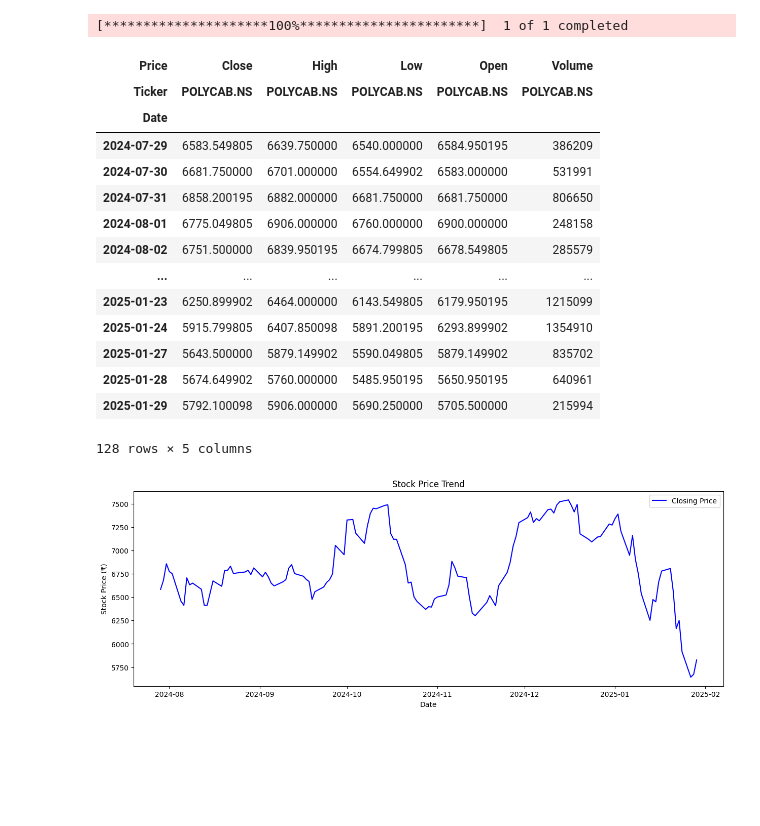
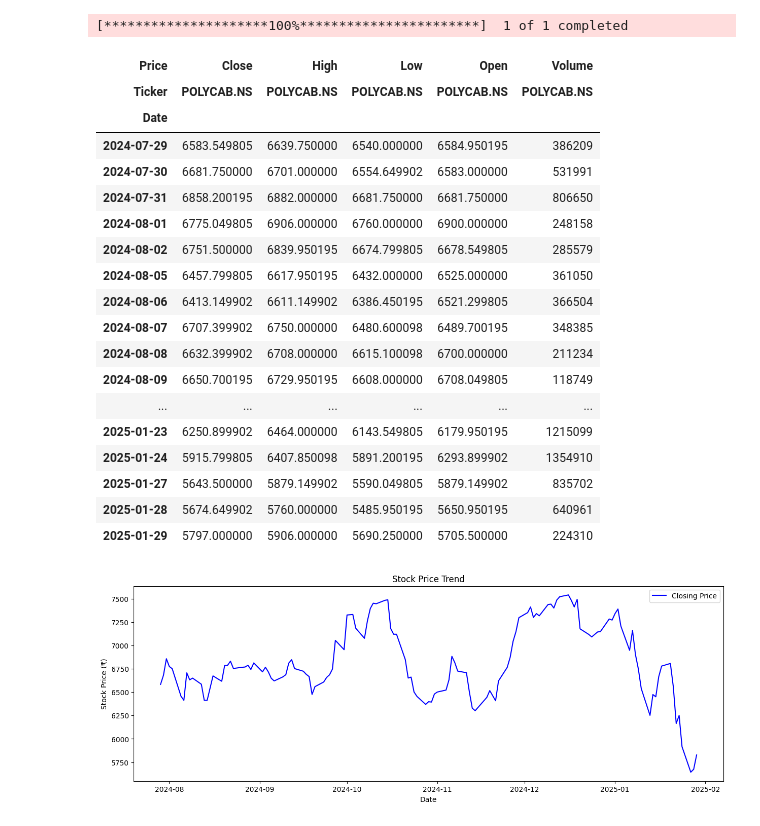
Before and after one commit to Akashpandey1507/dcf_polycabindia, a Jupyter notebook: dcf_model.ipynb, the cells around one changed output. Drawn from its saved outputs; the diff is of its cells as text; code cells hidden in the pictures; blank space fills up the shorter version.

```diff
--- a/dcf_model.ipynb
+++ b/dcf_model.ipynb
@@ -18,26 +18,32 @@ years = 5  # Projection period
 # %%
 # Fetch historical stock data (last 6 months)
 data = yf.download(ticker, period=periods, interval=timeframe)
 
+pd.set_option('display.max_rows', None)
+
 # Display the first few rows
 data
 # %% [output]
 [*********************100%***********************]  1 of 1 completed
 | Price | Close | High | Low | Open | Volume |
 | Ticker | POLYCAB.NS | POLYCAB.NS | POLYCAB.NS | POLYCAB.NS | POLYCAB.NS |
 | Date |  |  |  |  |  |
 | 2024-07-29 | 6583.549805 | 6639.750000 | 6540.000000 | 6584.950195 | 386209 |
 | 2024-07-30 | 6681.750000 | 6701.000000 | 6554.649902 | 6583.000000 | 531991 |
 | 2024-07-31 | 6858.200195 | 6882.000000 | 6681.750000 | 6681.750000 | 806650 |
 | 2024-08-01 | 6775.049805 | 6906.000000 | 6760.000000 | 6900.000000 | 248158 |
 | 2024-08-02 | 6751.500000 | 6839.950195 | 6674.799805 | 6678.549805 | 285579 |
+| 2024-08-05 | 6457.799805 | 6617.950195 | 6432.000000 | 6525.000000 | 361050 |
+| 2024-08-06 | 6413.149902 | 6611.149902 | 6386.450195 | 6521.299805 | 366504 |
+| 2024-08-07 | 6707.399902 | 6750.000000 | 6480.600098 | 6489.700195 | 348385 |
+| 2024-08-08 | 6632.399902 | 6708.000000 | 6615.100098 | 6700.000000 | 211234 |
+| 2024-08-09 | 6650.700195 | 6729.950195 | 6608.000000 | 6708.049805 | 118749 |
 | ... | ... | ... | ... | ... | ... |
 | 2025-01-23 | 6250.899902 | 6464.000000 | 6143.549805 | 6179.950195 | 1215099 |
 | 2025-01-24 | 5915.799805 | 6407.850098 | 5891.200195 | 6293.899902 | 1354910 |
 | 2025-01-27 | 5643.500000 | 5879.149902 | 5590.049805 | 5879.149902 | 835702 |
 | 2025-01-28 | 5674.649902 | 5760.000000 | 5485.950195 | 5650.950195 | 640961 |
-| 2025-01-29 | 5792.100098 | 5906.000000 | 5690.250000 | 5705.500000 | 215994 |
+| 2025-01-29 | 5797.000000 | 5906.000000 | 5690.250000 | 5705.500000 | 224310 |
-128 rows × 5 columns
 # %%
 # Plot Closing Price Trend
 plt.figure(figsize=(15, 5))
```
